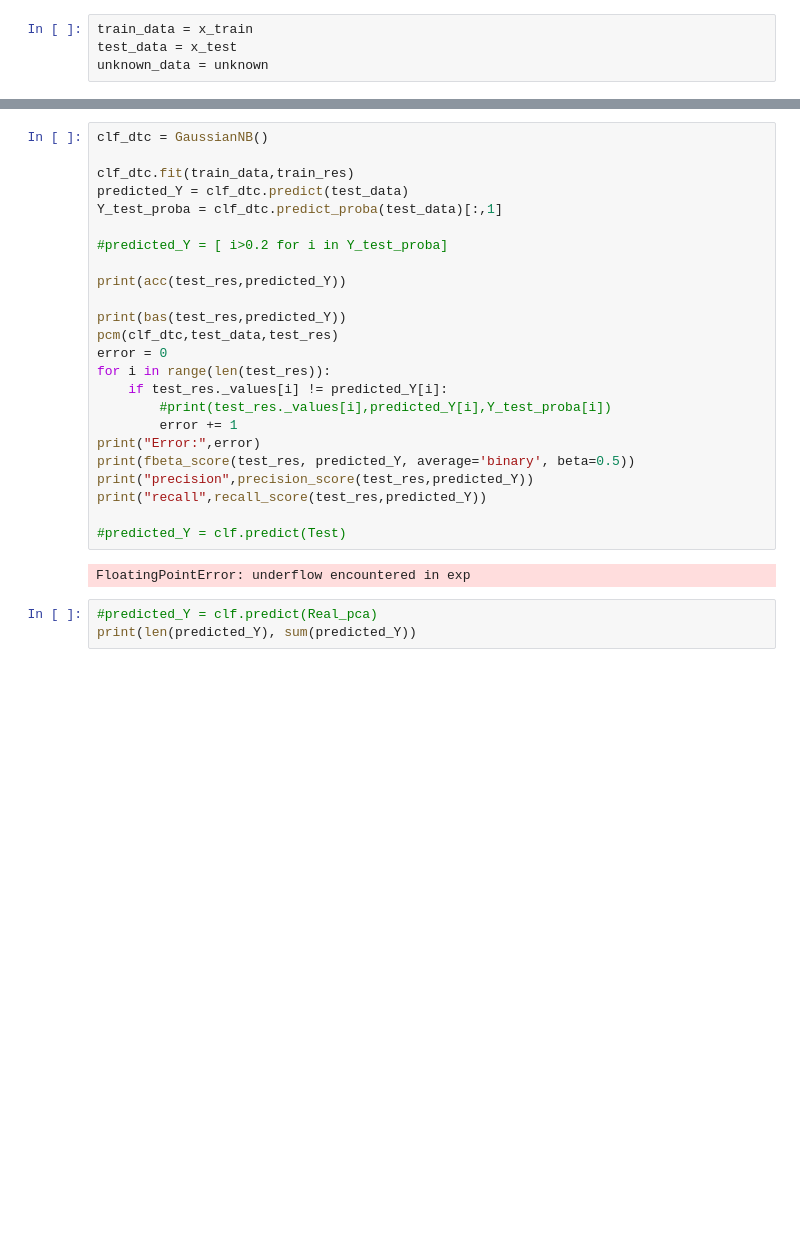
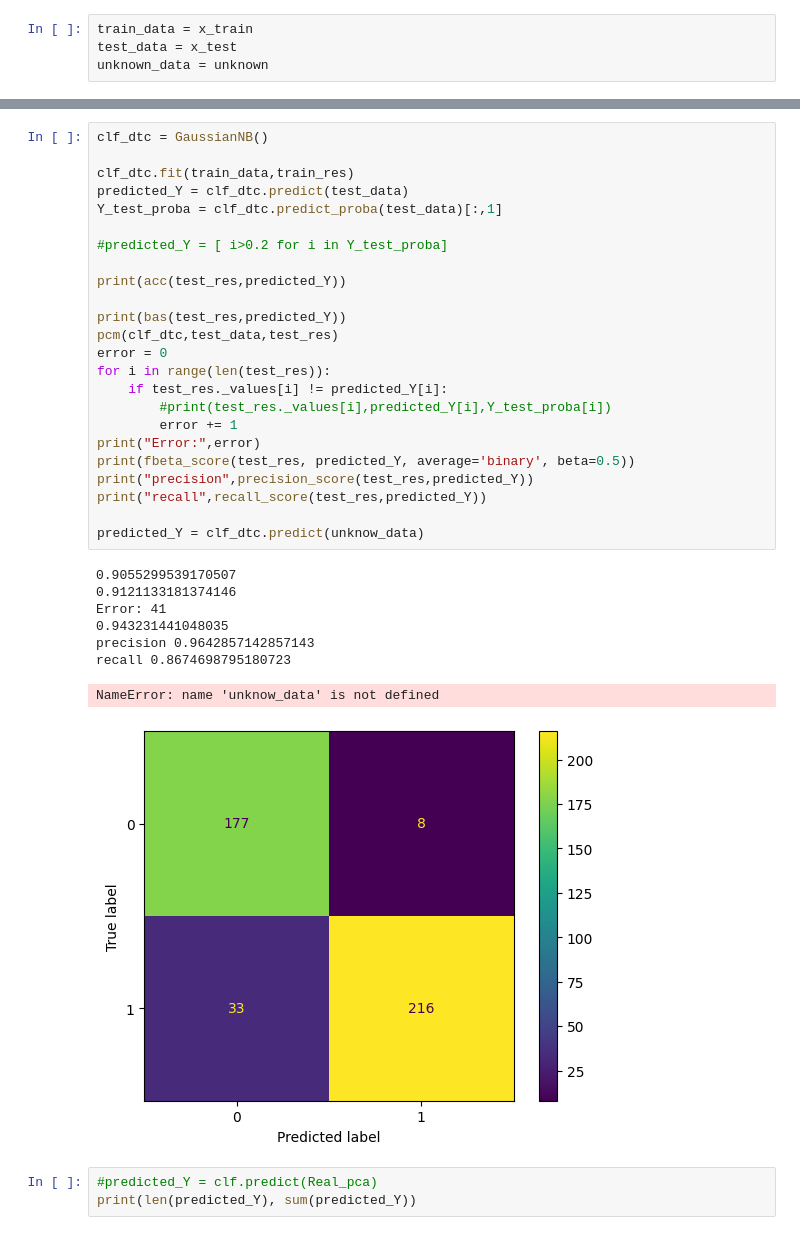
Before and after one commit to Schmidt9898/Datamining_course, a Jupyter notebook: assigment/trying.ipynb, the cells around one changed output, grey strips where cells are left out. Cells and saved outputs as stored; diff of their text form; blank space fills up the shorter version.

```diff
--- a/assigment/trying.ipynb
+++ b/assigment/trying.ipynb
@@ -290,29 +302,36 @@ predicted_Y = clf.predict(Real_pca)
 # %%
 clf_dtc = GaussianNB()
 
 clf_dtc.fit(train_data,train_res)
 predicted_Y = clf_dtc.predict(test_data)
 Y_test_proba = clf_dtc.predict_proba(test_data)[:,1]
 
 #predicted_Y = [ i>0.2 for i in Y_test_proba]
 
 print(acc(test_res,predicted_Y))
 
 print(bas(test_res,predicted_Y))
 pcm(clf_dtc,test_data,test_res)
 error = 0
 for i in range(len(test_res)):
 	if test_res._values[i] != predicted_Y[i]:
 		#print(test_res._values[i],predicted_Y[i],Y_test_proba[i])
 		error += 1
 print("Error:",error)
 print(fbeta_score(test_res, predicted_Y, average='binary', beta=0.5))
 print("precision",precision_score(test_res,predicted_Y))
 print("recall",recall_score(test_res,predicted_Y))
 
-#predicted_Y = clf.predict(Test)
+predicted_Y = clf_dtc.predict(unknow_data)
 # %% [output]
-FloatingPointError: underflow encountered in exp
+0.9055299539170507
+0.9121133181374146
+Error: 41
+0.943231441048035
+precision 0.9642857142857143
+recall 0.8674698795180723
+NameError: name 'unknow_data' is not defined
+[figure, added]
 # %%
 #predicted_Y = clf.predict(Real_pca)
 print(len(predicted_Y), sum(predicted_Y))
```
Also changed, not shown: parts of 11 cells of this notebook.
